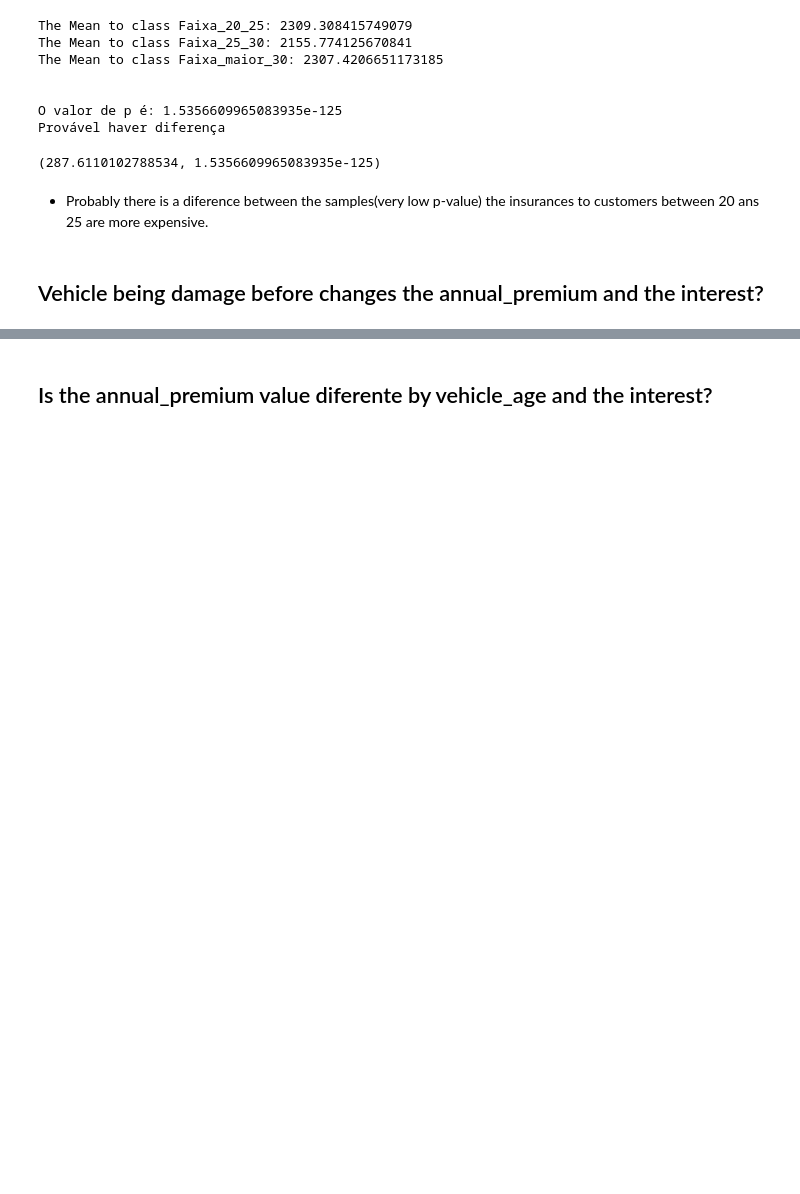
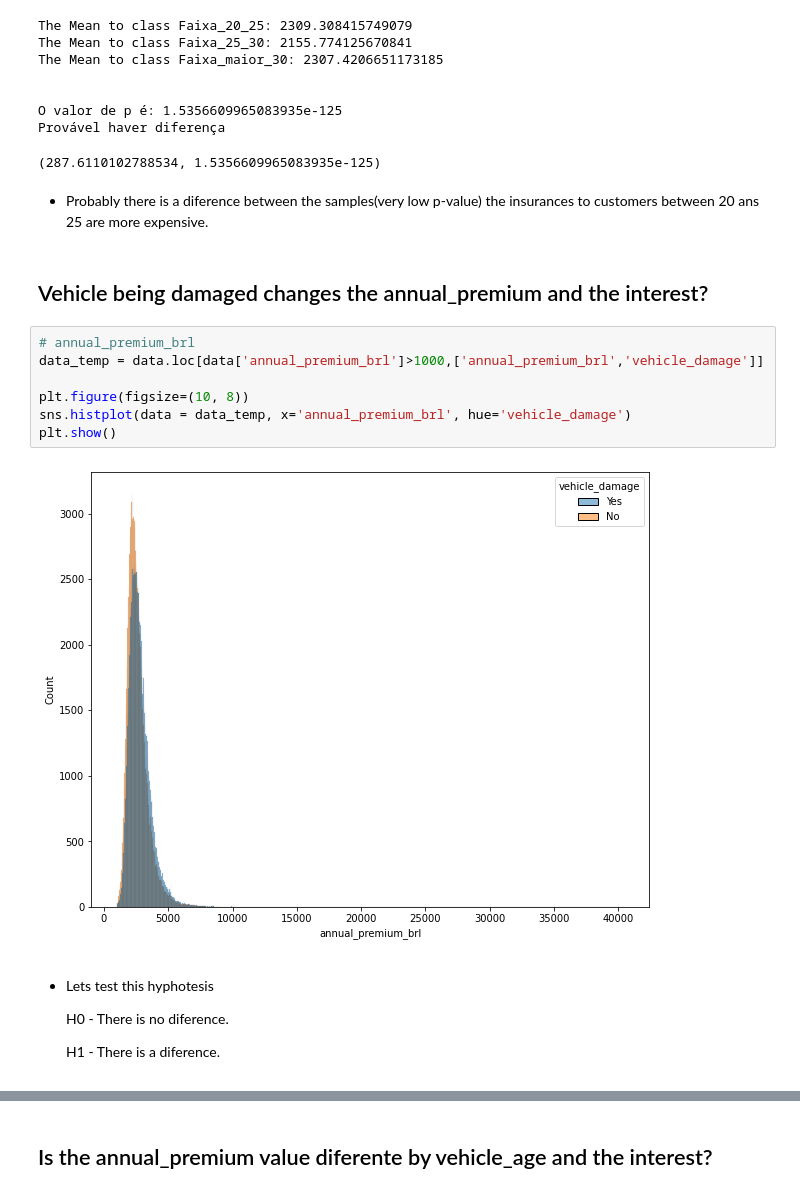
Before and after one commit to bruno154/health_insurence_cross_sell_project, a Jupyter notebook: pa004_health_insurance_cross_sell.ipynb, the cells around one changed output, grey strips where cells are left out. Cells and saved outputs as stored; diff of their text form; blank space fills up the shorter version.

Commit message:
data_preparation

```diff
--- a/pa004_health_insurance_cross_sell.ipynb
+++ b/pa004_health_insurance_cross_sell.ipynb
@@ -1063,4 +1054,19 @@ Provável haver diferença
 # %% [markdown]
 - Probably there is a diference between the samples(very low p-value) the insurances to customers between 20 ans 25 are more expensive.
 # %% [markdown]
-## Vehicle being damage before changes the annual_premium and the interest?
+## Vehicle being damaged changes the annual_premium and the interest?
+# %%
+# annual_premium_brl
+data_temp = data.loc[data['annual_premium_brl']>1000,['annual_premium_brl','vehicle_damage']]
+
+plt.figure(figsize=(10, 8))
+sns.histplot(data = data_temp, x='annual_premium_brl', hue='vehicle_damage')
+plt.show()
+# %% [output]
+[figure, added]
+# %% [markdown]
+- Lets test this hyphotesis
+
+  H0 - There is no diference.
+
+  H1 - There is  a diference.
```
Also changed, not shown: parts of 10 cells of this notebook.
